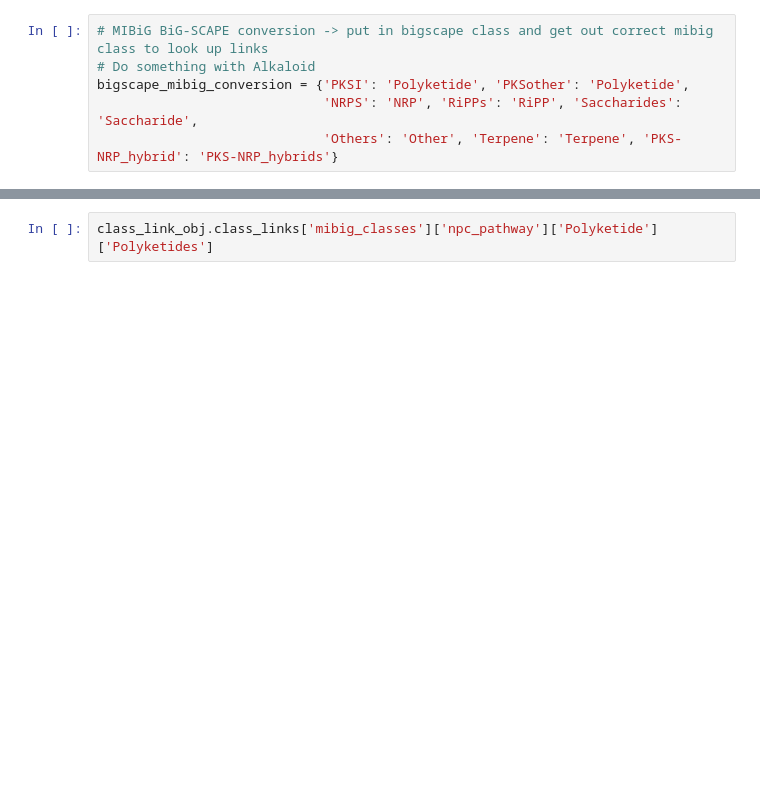
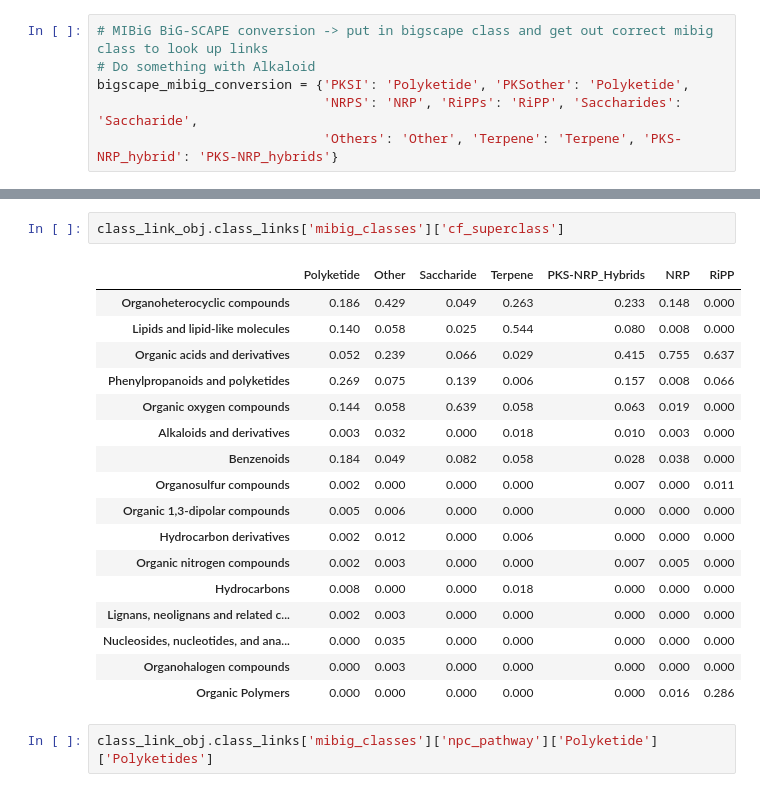
Before and after one commit to NPLinker/nplinker, a Jupyter notebook: notebooks/1-class_linking_prospecting.ipynb, the cells around one changed output, grey strips where cells are left out. Cells and saved outputs as stored; diff of their text form; blank space fills up the shorter version.

```diff
--- a/notebooks/1-class_linking_prospecting.ipynb
+++ b/notebooks/1-class_linking_prospecting.ipynb
@@ -904,3 +1062,23 @@ class_link_obj.class_links['mibig_classes']['npc_pathway']
+# %%
+class_link_obj.class_links['mibig_classes']['cf_superclass']
+# %% [output]
+|  | Polyketide | Other | Saccharide | Terpene | PKS-NRP_Hybrids | NRP | RiPP |
+| Organoheterocyclic compounds | 0.186 | 0.429 | 0.049 | 0.263 | 0.233 | 0.148 | 0.000 |
+| Lipids and lipid-like molecules | 0.140 | 0.058 | 0.025 | 0.544 | 0.080 | 0.008 | 0.000 |
+| Organic acids and derivatives | 0.052 | 0.239 | 0.066 | 0.029 | 0.415 | 0.755 | 0.637 |
+| Phenylpropanoids and polyketides | 0.269 | 0.075 | 0.139 | 0.006 | 0.157 | 0.008 | 0.066 |
+| Organic oxygen compounds | 0.144 | 0.058 | 0.639 | 0.058 | 0.063 | 0.019 | 0.000 |
+| Alkaloids and derivatives | 0.003 | 0.032 | 0.000 | 0.018 | 0.010 | 0.003 | 0.000 |
+| Benzenoids | 0.184 | 0.049 | 0.082 | 0.058 | 0.028 | 0.038 | 0.000 |
+| Organosulfur compounds | 0.002 | 0.000 | 0.000 | 0.000 | 0.007 | 0.000 | 0.011 |
+| Organic 1,3-dipolar compounds | 0.005 | 0.006 | 0.000 | 0.000 | 0.000 | 0.000 | 0.000 |
+| Hydrocarbon derivatives | 0.002 | 0.012 | 0.000 | 0.006 | 0.000 | 0.000 | 0.000 |
+| Organic nitrogen compounds | 0.002 | 0.003 | 0.000 | 0.000 | 0.007 | 0.005 | 0.000 |
+| Hydrocarbons | 0.008 | 0.000 | 0.000 | 0.018 | 0.000 | 0.000 | 0.000 |
+| Lignans, neolignans and related c... | 0.002 | 0.003 | 0.000 | 0.000 | 0.000 | 0.000 | 0.000 |
+| Nucleosides, nucleotides, and ana... | 0.000 | 0.035 | 0.000 | 0.000 | 0.000 | 0.000 | 0.000 |
+| Organohalogen compounds | 0.000 | 0.003 | 0.000 | 0.000 | 0.000 | 0.000 | 0.000 |
+| Organic Polymers | 0.000 | 0.000 | 0.000 | 0.000 | 0.000 | 0.016 | 0.286 |
 # %%
 class_link_obj.class_links['mibig_classes']['npc_pathway']['Polyketide']['Polyketides']
 # %% [output]
```
Also changed, not shown: parts of 19 cells of this notebook.
